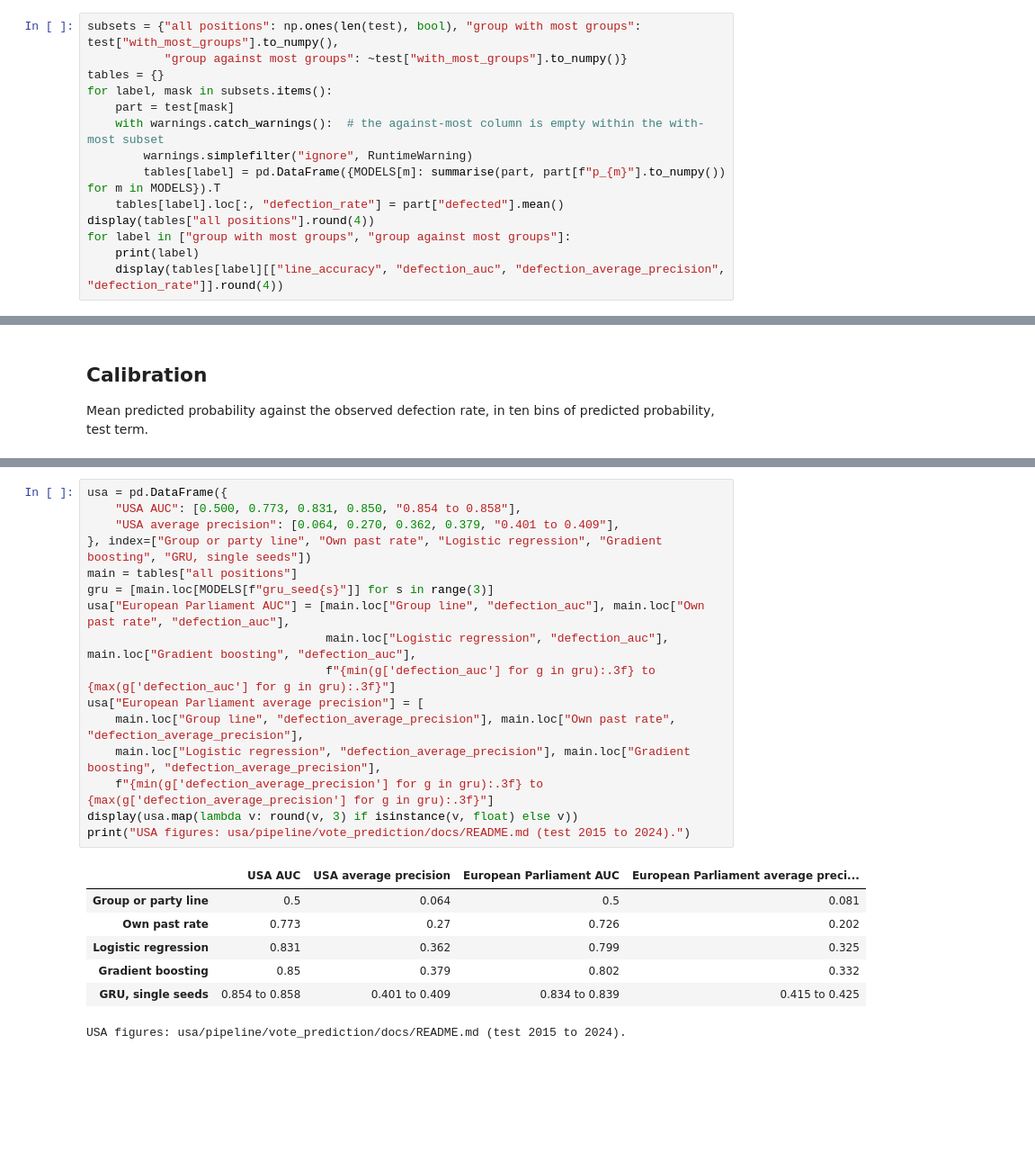
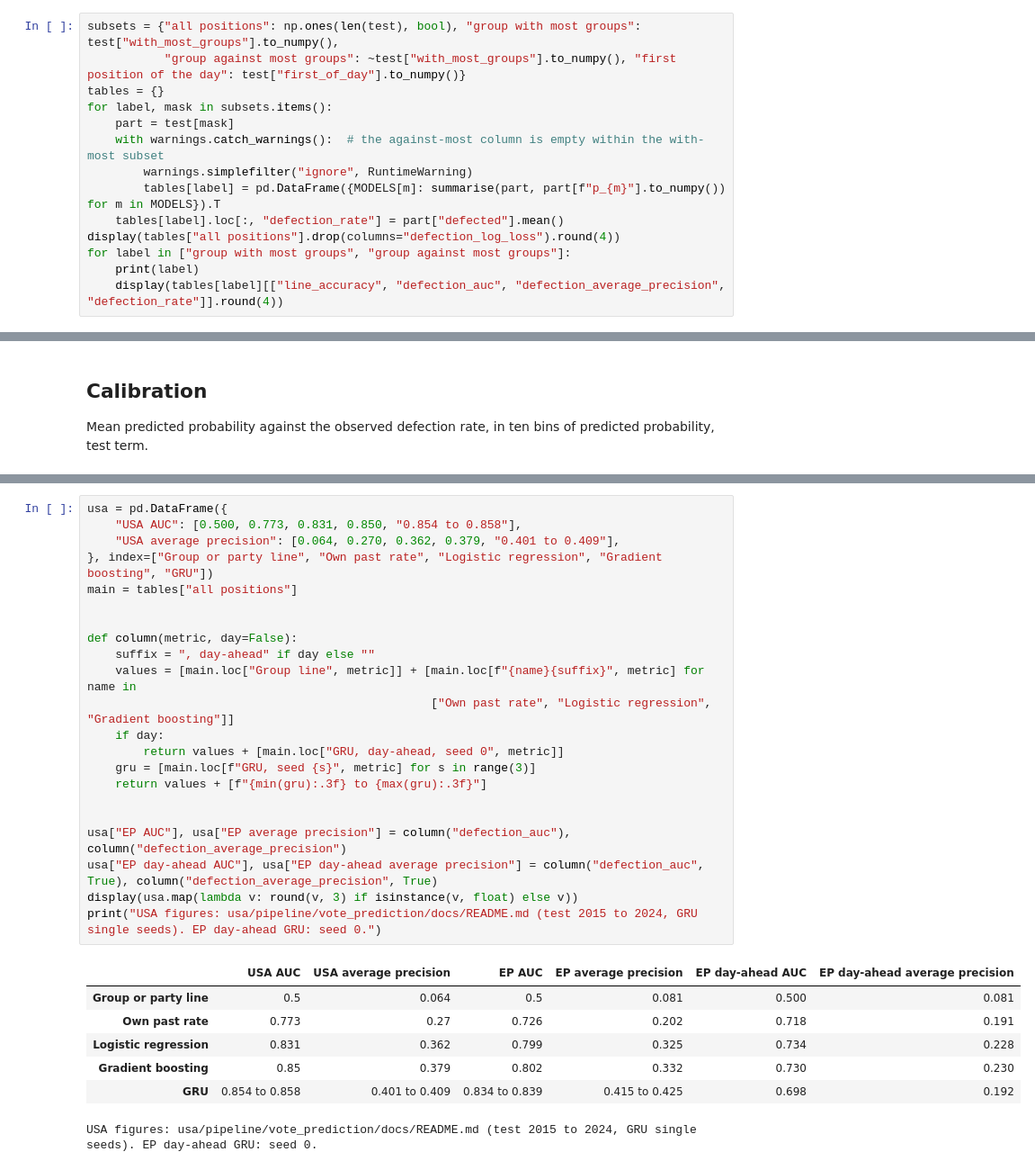
Before and after one commit to iisma-ai/political-spectrum-ml, a Jupyter notebook: european_parliament/pipeline/vote_prediction/notebooks/01_model_comparison.ipynb, the cells around one changed output, grey strips where cells are left out. Shown at 90% size. Cells and saved outputs as stored; diff of their text form; blank space fills up the shorter version.

```diff
--- a/european_parliament/pipeline/vote_prediction/notebooks/01_model_comparison.ipynb
+++ b/european_parliament/pipeline/vote_prediction/notebooks/01_model_comparison.ipynb
@@ -52,7 +143,7 @@ Share of test positions where the group took the line of most other groups: 0.62
 ## Test results
 # %%
 subsets = {"all positions": np.ones(len(test), bool), "group with most groups": test["with_most_groups"].to_numpy(),
-           "group against most groups": ~test["with_most_groups"].to_numpy()}
+           "group against most groups": ~test["with_most_groups"].to_numpy(), "first position of the day": test["first_of_day"].to_numpy()}
 tables = {}
 for label, mask in subsets.items():
     part = test[mask]
@@ -60,7 +151,7 @@ for label, mask in subsets.items():
         warnings.simplefilter("ignore", RuntimeWarning)
         tables[label] = pd.DataFrame({MODELS[m]: summarise(part, part[f"p_{m}"].to_numpy()) for m in MODELS}).T
     tables[label].loc[:, "defection_rate"] = part["defected"].mean()
-display(tables["all positions"].round(4))
+display(tables["all positions"].drop(columns="defection_log_loss").round(4))
 for label in ["group with most groups", "group against most groups"]:
     print(label)
     display(tables[label][["line_accuracy", "defection_auc", "defection_average_precision", "defection_rate"]].round(4))
@@ -303,25 +446,31 @@ Both entities use the same ladder and the same kind of split. The definitions di
 # %%
 usa = pd.DataFrame({
     "USA AUC": [0.500, 0.773, 0.831, 0.850, "0.854 to 0.858"],
     "USA average precision": [0.064, 0.270, 0.362, 0.379, "0.401 to 0.409"],
-}, index=["Group or party line", "Own past rate", "Logistic regression", "Gradient boosting", "GRU, single seeds"])
+}, index=["Group or party line", "Own past rate", "Logistic regression", "Gradient boosting", "GRU"])
 main = tables["all positions"]
-gru = [main.loc[MODELS[f"gru_seed{s}"]] for s in range(3)]
-usa["European Parliament AUC"] = [main.loc["Group line", "defection_auc"], main.loc["Own past rate", "defection_auc"],
-                                  main.loc["Logistic regression", "defection_auc"], main.loc["Gradient boosting", "defection_auc"],
-                                  f"{min(g['defection_auc'] for g in gru):.3f} to {max(g['defection_auc'] for g in gru):.3f}"]
-usa["European Parliament average precision"] = [
-    main.loc["Group line", "defection_average_precision"], main.loc["Own past rate", "defection_average_precision"],
-    main.loc["Logistic regression", "defection_average_precision"], main.loc["Gradient boosting", "defection_average_precision"],
-    f"{min(g['defection_average_precision'] for g in gru):.3f} to {max(g['defection_average_precision'] for g in gru):.3f}"]
+
+
+def column(metric, day=False):
+    suffix = ", day-ahead" if day else ""
+    values = [main.loc["Group line", metric]] + [main.loc[f"{name}{suffix}", metric] for name in
+                                                 ["Own past rate", "Logistic regression", "Gradient boosting"]]
+    if day:
+        return values + [main.loc["GRU, day-ahead, seed 0", metric]]
+    gru = [main.loc[f"GRU, seed {s}", metric] for s in range(3)]
+    return values + [f"{min(gru):.3f} to {max(gru):.3f}"]
+
+
+usa["EP AUC"], usa["EP average precision"] = column("defection_auc"), column("defection_average_precision")
+usa["EP day-ahead AUC"], usa["EP day-ahead average precision"] = column("defection_auc", True), column("defection_average_precision", True)
 display(usa.map(lambda v: round(v, 3) if isinstance(v, float) else v))
-print("USA figures: usa/pipeline/vote_prediction/docs/README.md (test 2015 to 2024).")
+print("USA figures: usa/pipeline/vote_prediction/docs/README.md (test 2015 to 2024, GRU single seeds). EP day-ahead GRU: seed 0.")
 # %% [output]
-|  | USA AUC | USA average precision | European Parliament AUC | European Parliament average preci... |
-| Group or party line | 0.5 | 0.064 | 0.5 | 0.081 |
-| Own past rate | 0.773 | 0.27 | 0.726 | 0.202 |
-| Logistic regression | 0.831 | 0.362 | 0.799 | 0.325 |
-| Gradient boosting | 0.85 | 0.379 | 0.802 | 0.332 |
-| GRU, single seeds | 0.854 to 0.858 | 0.401 to 0.409 | 0.834 to 0.839 | 0.415 to 0.425 |
+|  | USA AUC | USA average precision | EP AUC | EP average precision | EP day-ahead AUC | EP day-ahead average precision |
+| Group or party line | 0.5 | 0.064 | 0.5 | 0.081 | 0.500 | 0.081 |
+| Own past rate | 0.773 | 0.27 | 0.726 | 0.202 | 0.718 | 0.191 |
+| Logistic regression | 0.831 | 0.362 | 0.799 | 0.325 | 0.734 | 0.228 |
+| Gradient boosting | 0.85 | 0.379 | 0.802 | 0.332 | 0.730 | 0.230 |
+| GRU | 0.854 to 0.858 | 0.401 to 0.409 | 0.834 to 0.839 | 0.415 to 0.425 | 0.698 | 0.192 |
-USA figures: usa/pipeline/vote_prediction/docs/README.md (test 2015 to 2024).
+USA figures: usa/pipeline/vote_prediction/docs/README.md (test 2015 to 2024, GRU single seeds). EP day-ahead GRU: seed 0.
 # %% [markdown]
```
Also changed, not shown: parts of 31 cells of this notebook, 11 other files.
